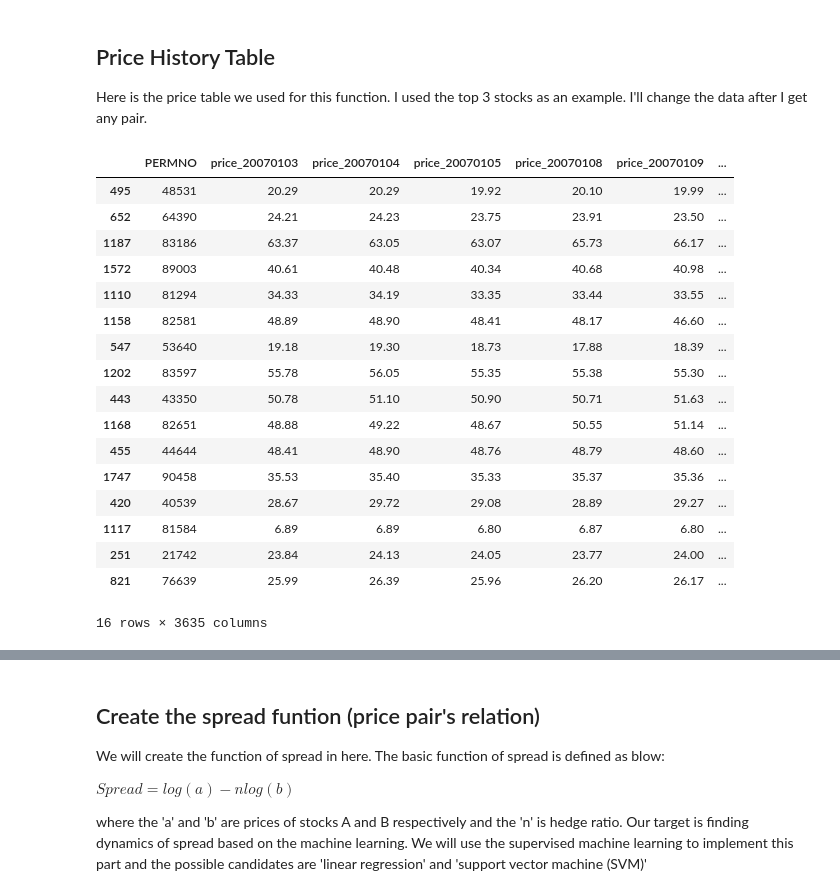
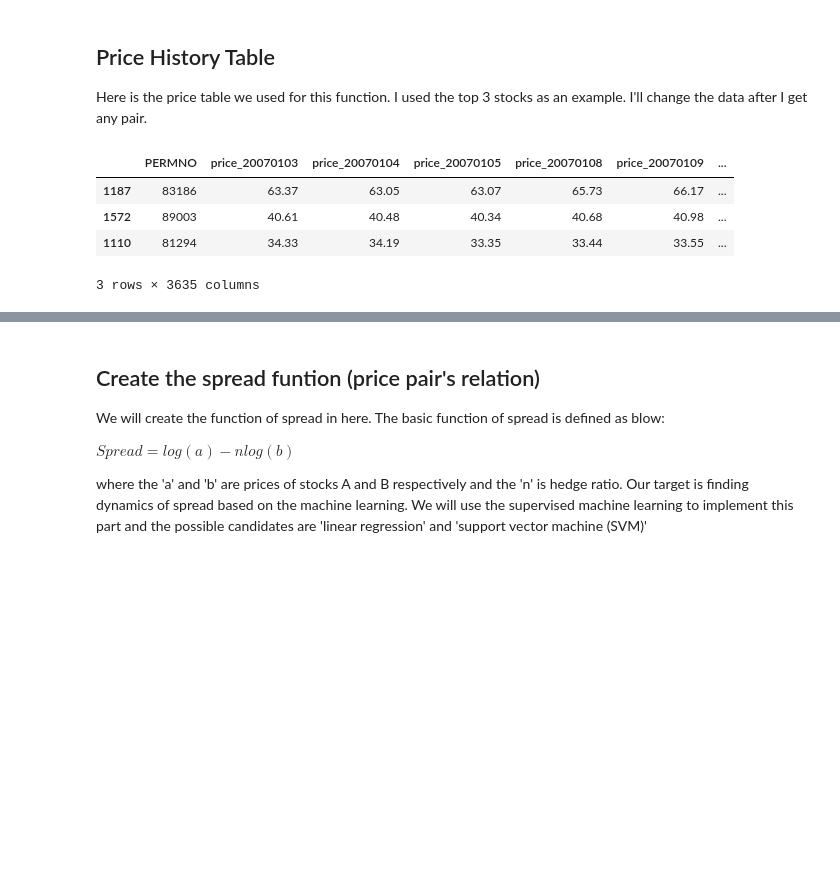
Before and after one commit to daehkim/pair-trading, a Jupyter notebook: tradingStrategy.ipynb, the cells around one changed output, grey strips where cells are left out. Cells and saved outputs as stored; diff of their text form; code cells hidden in the pictures; blank space fills up the shorter version.

```diff
--- a/tradingStrategy.ipynb
+++ b/tradingStrategy.ipynb
@@ -20,51 +20,46 @@ Here is the price table we used for this function. I used the top 3 stocks as an
 # %%
 # Import training dataset
 training_set = pd.read_csv("training_data.csv")
 
 # Remove all the data except the pairs we choose
-pairs_list = [[48531, 64390],
-              [83186, 89003],
-              [81294, 82581],
-              [53640, 83597],
-              [43350, 82651],
-              [44644, 90458],
-              [40539, 81584],
-              [21742, 76639]
+pairs_list = [[83186, 89003],
+                [81294, 82581],
+                [53640, 83597],
+                [43350, 82651],
+                [12781, 48531],
+                [44644, 90458],
+                [21742, 76639],
+                [51633, 58819],
+                [24969, 24985],
+                [81294, 83186],
+                [42585, 83621],
+                [10395, 53640],
+                [23931, 48531],
+                [60186, 81095],
+                [13856, 48531],
+                [16548, 81577]
               ]
 
 for i in range(len(pairs_list)):
     if i==0:
         pairs_training_set = \
             training_set.loc[training_set['PERMNO']==pairs_list[0][0]]
         pairs_training_set = pd.concat([pairs_training_set,
                    training_set.loc[training_set['PERMNO']==pairs_list[0][1]]])
     else:
         pairs_training_set = pd.concat([pairs_training_set,
                    training_set.loc[training_set['PERMNO']==pairs_list[i][0]]])
         pairs_training_set = pd.concat([pairs_training_set,
                    training_set.loc[training_set['PERMNO']==pairs_list[i][1]]])
 
 training_set = pairs_training_set
-training_set.head(20)
+training_set.head(3)
 # %% [output]
 |  | PERMNO | price_20070103 | price_20070104 | price_20070105 | price_20070108 | price_20070109 | ... |
-| 495 | 48531 | 20.29 | 20.29 | 19.92 | 20.10 | 19.99 | ... |
-| 652 | 64390 | 24.21 | 24.23 | 23.75 | 23.91 | 23.50 | ... |
 | 1187 | 83186 | 63.37 | 63.05 | 63.07 | 65.73 | 66.17 | ... |
 | 1572 | 89003 | 40.61 | 40.48 | 40.34 | 40.68 | 40.98 | ... |
 | 1110 | 81294 | 34.33 | 34.19 | 33.35 | 33.44 | 33.55 | ... |
-| 1158 | 82581 | 48.89 | 48.90 | 48.41 | 48.17 | 46.60 | ... |
-| 547 | 53640 | 19.18 | 19.30 | 18.73 | 17.88 | 18.39 | ... |
-| 1202 | 83597 | 55.78 | 56.05 | 55.35 | 55.38 | 55.30 | ... |
-| 443 | 43350 | 50.78 | 51.10 | 50.90 | 50.71 | 51.63 | ... |
-| 1168 | 82651 | 48.88 | 49.22 | 48.67 | 50.55 | 51.14 | ... |
-| 455 | 44644 | 48.41 | 48.90 | 48.76 | 48.79 | 48.60 | ... |
-| 1747 | 90458 | 35.53 | 35.40 | 35.33 | 35.37 | 35.36 | ... |
-| 420 | 40539 | 28.67 | 29.72 | 29.08 | 28.89 | 29.27 | ... |
-| 1117 | 81584 | 6.89 | 6.89 | 6.80 | 6.87 | 6.80 | ... |
-| 251 | 21742 | 23.84 | 24.13 | 24.05 | 23.77 | 24.00 | ... |
-| 821 | 76639 | 25.99 | 26.39 | 25.96 | 26.20 | 26.17 | ... |
-16 rows × 3635 columns
+3 rows × 3635 columns
 # %%
 # Filtering the table only for the price history
 filter_col = ['PERMNO']
```
Also changed, not shown: parts of 20 cells of this notebook.
